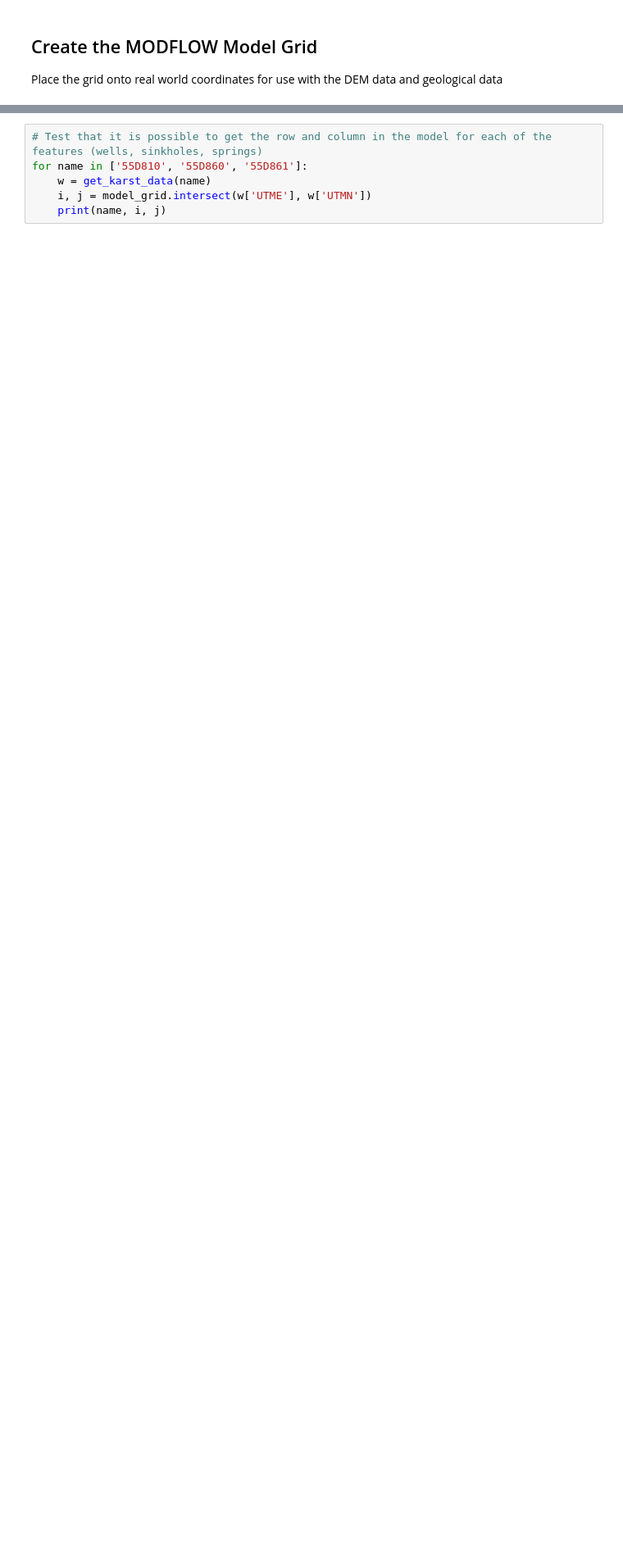
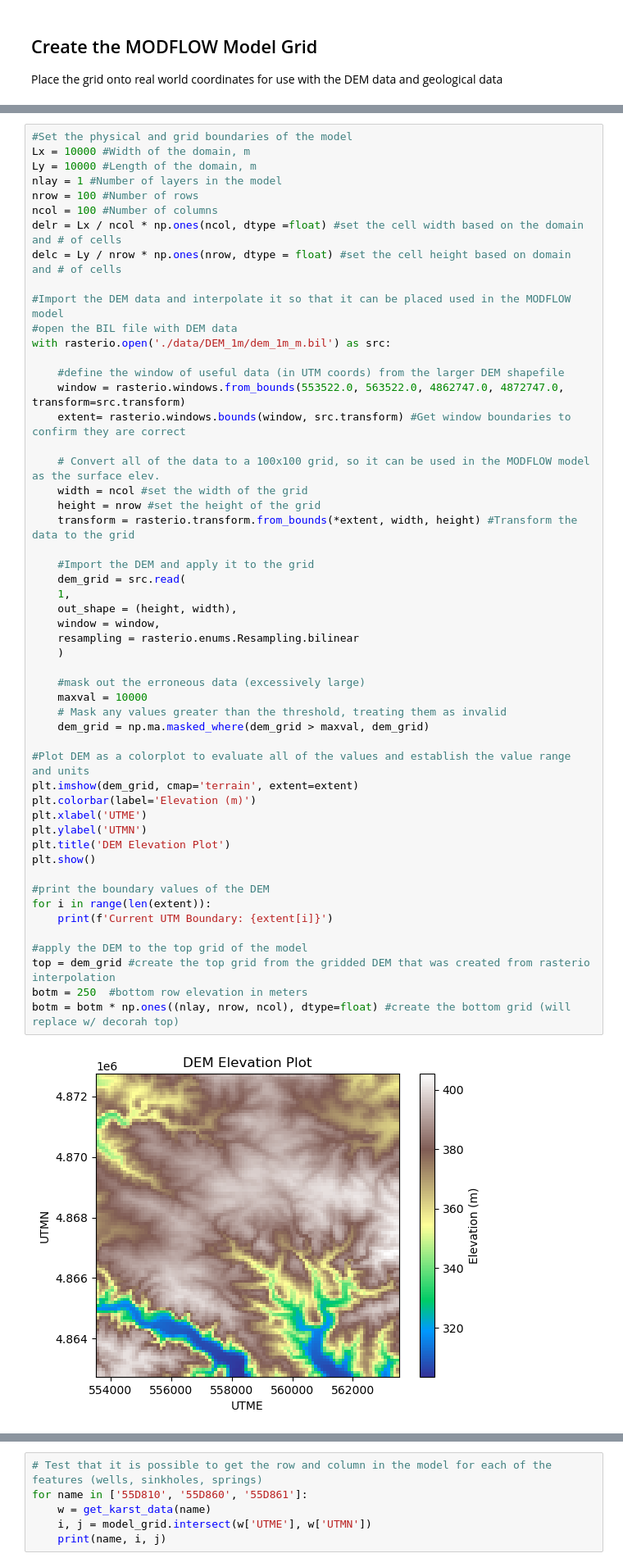
Before and after one commit to Csaucer/BearSpringUMN, a Jupyter notebook: EPM/EPM.ipynb, the cells around one changed output, grey strips where cells are left out. Shown: that part at 82% size. Saved outputs shown, nothing was run; the diff lists cells and outputs as text; blank space fills up the shorter version.

```diff
--- a/EPM/EPM.ipynb
+++ b/EPM/EPM.ipynb
@@ -124,0 +111,54 @@ botm = botm * np.ones((nlay, nrow, ncol), dtype=float) #create the bottom grid
+# %%
+#Set the physical and grid boundaries of the model
+Lx = 10000 #Width of the domain, m
+Ly = 10000 #Length of the domain, m
+nlay = 1 #Number of layers in the model
+nrow = 100 #Number of rows
+ncol = 100 #Number of columns
+delr = Lx / ncol * np.ones(ncol, dtype =float) #set the cell width based on the domain and # of cells
+delc = Ly / nrow * np.ones(nrow, dtype = float) #set the cell height based on domain and # of cells
+
+#Import the DEM data and interpolate it so that it can be placed used in the MODFLOW model
+#open the BIL file with DEM data
+with rasterio.open('./data/DEM_1m/dem_1m_m.bil') as src:
+
+    #define the window of useful data (in UTM coords) from the larger DEM shapefile
+    window = rasterio.windows.from_bounds(553522.0, 563522.0, 4862747.0, 4872747.0, transform=src.transform)
+    extent= rasterio.windows.bounds(window, src.transform) #Get window boundaries to confirm they are correct
+
+    # Convert all of the data to a 100x100 grid, so it can be used in the MODFLOW model as the surface elev.
+    width = ncol #set the width of the grid
+    height = nrow #set the height of the grid
+    transform = rasterio.transform.from_bounds(*extent, width, height) #Transform the data to the grid
+
+    #Import the DEM and apply it to the grid
+    dem_grid = src.read(
+    1,
+    out_shape = (height, width),
+    window = window,
+    resampling = rasterio.enums.Resampling.bilinear
+    )
+
+    #mask out the erroneous data (excessively large)
+    maxval = 10000
+    # Mask any values greater than the threshold, treating them as invalid
+    dem_grid = np.ma.masked_where(dem_grid > maxval, dem_grid)
+
+#Plot DEM as a colorplot to evaluate all of the values and establish the value range and units
+plt.imshow(dem_grid, cmap='terrain', extent=extent)
+plt.colorbar(label='Elevation (m)')
+plt.xlabel('UTME')
+plt.ylabel('UTMN')
+plt.title('DEM Elevation Plot')
+plt.show()
+
+#print the boundary values of the DEM
+for i in range(len(extent)):
+    print(f'Current UTM Boundary: {extent[i]}')
+
+#apply the DEM to the top grid of the model
+top = dem_grid #create the top grid from the gridded DEM that was created from rasterio interpolation
+botm = 250  #bottom row elevation in meters
+botm = botm * np.ones((nlay, nrow, ncol), dtype=float) #create the bottom grid (will replace w/ decorah top)
+# %% [output]
+[figure, added]
```
Also changed, not shown: parts of 11 cells of this notebook, 6 other files.
